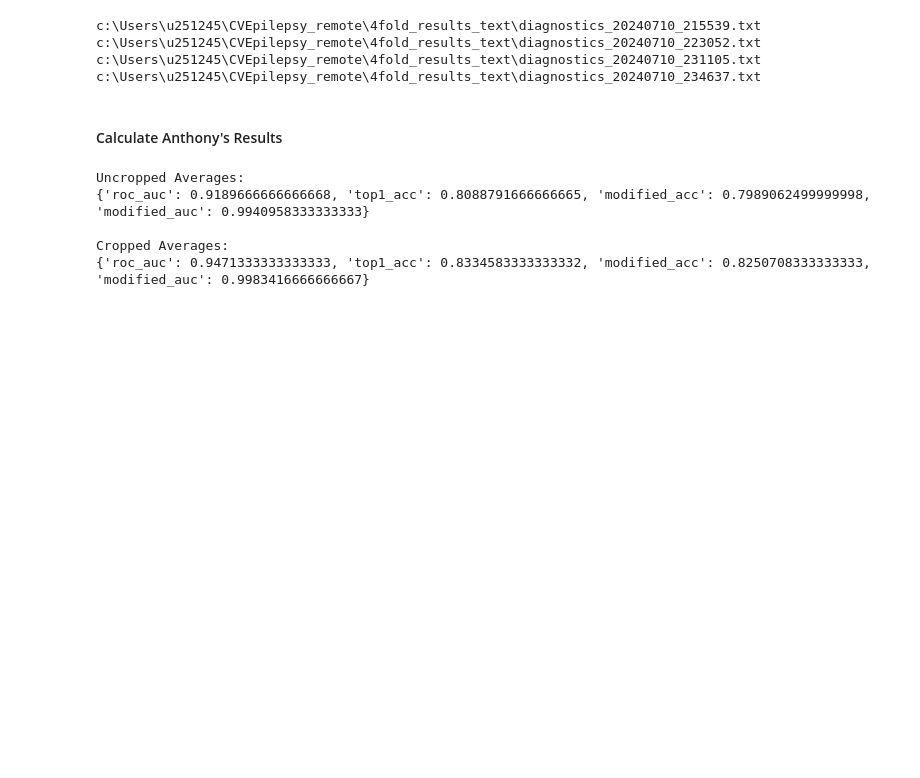
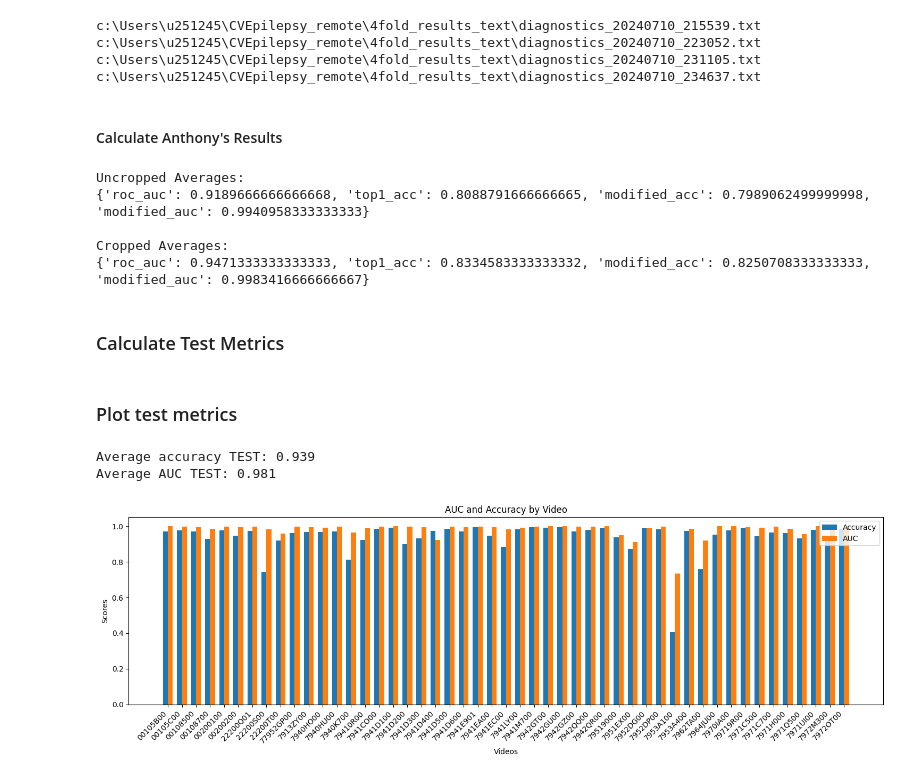
Before and after one commit to aidanboyne/CVEpilepsy, a Jupyter notebook: aidan_find_optimal_metrics.ipynb, the cells around one changed output. Saved outputs shown, nothing was run; the diff lists cells and outputs as text; code cells hidden in the pictures; blank space fills up the shorter version.

Commit message:
Add figures for TEST run to find_optimal_metrics.py

```diff
--- a/aidan_find_optimal_metrics.ipynb
+++ b/aidan_find_optimal_metrics.ipynb
@@ -187,3 +187,62 @@ Uncropped Averages:
 
 Cropped Averages:
 {'roc_auc': 0.9471333333333333, 'top1_acc': 0.8334583333333332, 'modified_acc': 0.8250708333333333, 'modified_auc': 0.9983416666666667}
+# %% [markdown]
+### Calculate Test Metrics
+# %%
+def get_diagnostic_files(save_dir:str='./diagnostic_save_path'):
+    results = []
+    for r, d, files in os.walk(save_dir):
+        for file in files:
+            if file.endswith(".txt"):
+                results.append(os.path.join(r,file))
+    return results
+# %%
+req_metrics = ['accuracy', 'auc']
+results = []
+video_names_ordered = []
+for _,_,videos in os.walk(os.path.join(os.getcwd(), 'annotations', 'video_test_annotations')):
+    for video in videos:
+        video_names_ordered.append(video.strip('.txt'))
+for i, file in enumerate(get_diagnostic_files(save_dir=os.path.join(os.getcwd(),'diagnostic_save_path'))):
+    output = extract_metrics(file, req_metrics)
+    output['video'] = video_names_ordered[i]
+    results.append(output)
+# %% [markdown]
+### Plot test metrics
+# %%
+import matplotlib.pyplot as plt
+import numpy as np
+
+def plot_metrics(data):
+    videos = [entry['video'] for entry in data]
+    accuracies = [entry['accuracy'] for entry in data]
+    aucs = [entry['auc'] for entry in data]
+    print(f"Average accuracy TEST: {np.mean(accuracies):.3f}\nAverage AUC TEST: {np.mean(aucs):.3f}\n")
+
+    x = np.arange(len(videos))  # the label locations
+    width = 0.35  # the width of the bars
+    fig, ax = plt.subplots(figsize=(15,5))
+    rects1 = ax.bar(x - width/2, accuracies, width, label='Accuracy')
+    rects2 = ax.bar(x + width/2, aucs, width, label='AUC')
+
+    # Add some text for labels, title and custom x-axis tick labels, etc.
+    ax.set_xlabel('Videos')
+    ax.set_ylabel('Scores')
+    ax.set_title('AUC and Accuracy by Video')
+    ax.set_xticks(x)
+    ax.set_xticklabels(videos)
+    ax.legend()
+
+    # Rotate the video labels to fit them better
+    plt.xticks(rotation=45, ha="right")
+
+    fig.tight_layout()
+
+    plt.show()
+
+plot_metrics(results)
+# %% [output]
+Average accuracy TEST: 0.939
+Average AUC TEST: 0.981
+[figure, added]
```
Also changed, not shown: 3 other files.
